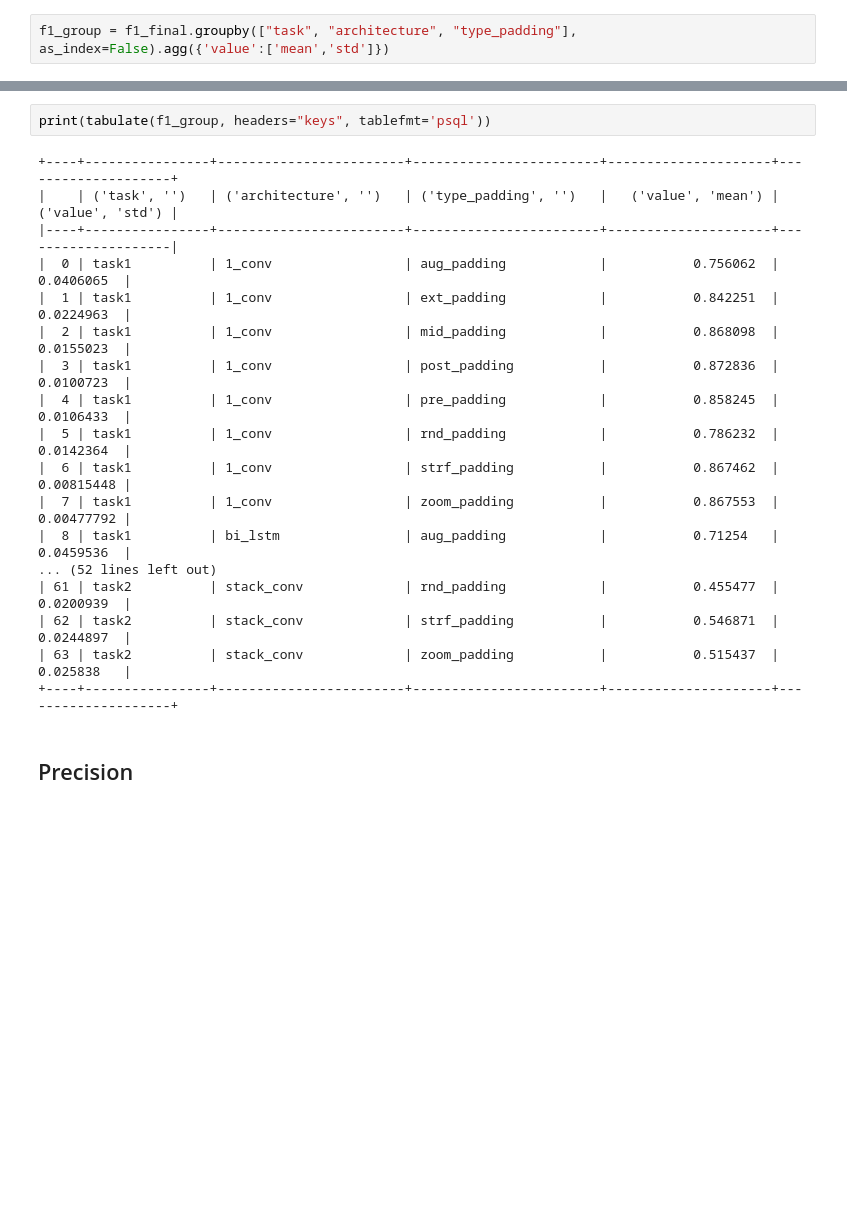
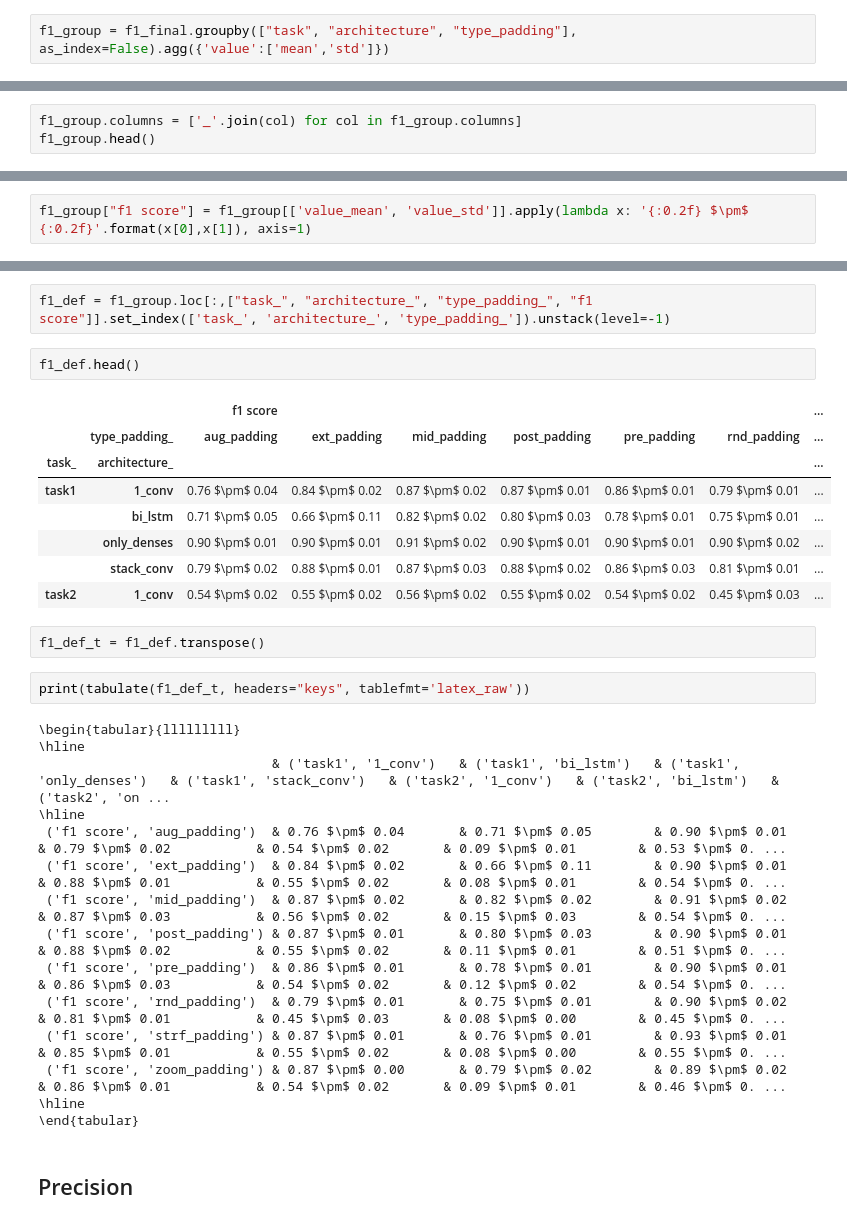
Before and after one commit to b2slab/padding_benchmark, a Jupyter notebook: notebooks/comparing_architectures.ipynb, the cells around one changed output, grey strips where cells are left out. Drawn from its saved outputs; the diff is of its cells as text; blank space fills up the shorter version.

```diff
--- a/notebooks/comparing_architectures.ipynb
+++ b/notebooks/comparing_architectures.ipynb
@@ -194,0 +273,3 @@ f1_group = f1_final.groupby(["task", "architecture", "type_padding"], as_index=F
+# %%
+f1_group.columns = ['_'.join(col) for col in f1_group.columns]
+f1_group.head()
@@ -194,0 +283,2 @@ f1_group = f1_final.groupby(["task", "architecture", "type_padding"], as_index=F
+# %%
+f1_group["f1 score"] = f1_group[['value_mean', 'value_std']].apply(lambda x: '{:0.2f} $\pm$ {:0.2f}'.format(x[0],x[1]), axis=1)
@@ -195,23 +294,35 @@ f1_group = f1_final.groupby(["task", "architecture", "type_padding"], as_index=F
+# %%
+f1_def = f1_group.loc[:,["task_", "architecture_", "type_padding_", "f1 score"]].set_index(['task_', 'architecture_', 'type_padding_']).unstack(level=-1)
+# %%
+f1_def.head()
+# %% [output]
+|  |  | f1 score |  |  |  |  |  | ... |
+|  | type_padding_ | aug_padding | ext_padding | mid_padding | post_padding | pre_padding | rnd_padding | ... |
+| task_ | architecture_ |  |  |  |  |  |  | ... |
+| task1 | 1_conv | 0.76 $\pm$ 0.04 | 0.84 $\pm$ 0.02 | 0.87 $\pm$ 0.02 | 0.87 $\pm$ 0.01 | 0.86 $\pm$ 0.01 | 0.79 $\pm$ 0.01 | ... |
+|  | bi_lstm | 0.71 $\pm$ 0.05 | 0.66 $\pm$ 0.11 | 0.82 $\pm$ 0.02 | 0.80 $\pm$ 0.03 | 0.78 $\pm$ 0.01 | 0.75 $\pm$ 0.01 | ... |
+|  | only_denses | 0.90 $\pm$ 0.01 | 0.90 $\pm$ 0.01 | 0.91 $\pm$ 0.02 | 0.90 $\pm$ 0.01 | 0.90 $\pm$ 0.01 | 0.90 $\pm$ 0.02 | ... |
+|  | stack_conv | 0.79 $\pm$ 0.02 | 0.88 $\pm$ 0.01 | 0.87 $\pm$ 0.03 | 0.88 $\pm$ 0.02 | 0.86 $\pm$ 0.03 | 0.81 $\pm$ 0.01 | ... |
+| task2 | 1_conv | 0.54 $\pm$ 0.02 | 0.55 $\pm$ 0.02 | 0.56 $\pm$ 0.02 | 0.55 $\pm$ 0.02 | 0.54 $\pm$ 0.02 | 0.45 $\pm$ 0.03 | ... |
+# %%
+f1_def_t = f1_def.transpose()
 # %%
-print(tabulate(f1_group, headers="keys", tablefmt='psql'))
+print(tabulate(f1_def_t, headers="keys", tablefmt='latex_raw'))
 # %% [output]
-+----+----------------+------------------------+------------------------+---------------------+--------------------+
-|    | ('task', '')   | ('architecture', '')   | ('type_padding', '')   |   ('value', 'mean') |   ('value', 'std') |
-|----+----------------+------------------------+------------------------+---------------------+--------------------|
-|  0 | task1          | 1_conv                 | aug_padding            |           0.756062  |         0.0406065  |
-|  1 | task1          | 1_conv                 | ext_padding            |           0.842251  |         0.0224963  |
-|  2 | task1          | 1_conv                 | mid_padding            |           0.868098  |         0.0155023  |
-|  3 | task1          | 1_conv                 | post_padding           |           0.872836  |         0.0100723  |
-|  4 | task1          | 1_conv                 | pre_padding            |           0.858245  |         0.0106433  |
-|  5 | task1          | 1_conv                 | rnd_padding            |           0.786232  |         0.0142364  |
-|  6 | task1          | 1_conv                 | strf_padding           |           0.867462  |         0.00815448 |
-|  7 | task1          | 1_conv                 | zoom_padding           |           0.867553  |         0.00477792 |
-|  8 | task1          | bi_lstm                | aug_padding            |           0.71254   |         0.0459536  |
-... (52 lines left out)
-| 61 | task2          | stack_conv             | rnd_padding            |           0.455477  |         0.0200939  |
-| 62 | task2          | stack_conv             | strf_padding           |           0.546871  |         0.0244897  |
-| 63 | task2          | stack_conv             | zoom_padding           |           0.515437  |         0.025838   |
-+----+----------------+------------------------+------------------------+---------------------+--------------------+
+\begin{tabular}{lllllllll}
+\hline
+                              & ('task1', '1_conv')   & ('task1', 'bi_lstm')   & ('task1', 'only_denses')   & ('task1', 'stack_conv')   & ('task2', '1_conv')   & ('task2', 'bi_lstm')   & ('task2', 'on ...
+\hline
+ ('f1 score', 'aug_padding')  & 0.76 $\pm$ 0.04       & 0.71 $\pm$ 0.05        & 0.90 $\pm$ 0.01            & 0.79 $\pm$ 0.02           & 0.54 $\pm$ 0.02       & 0.09 $\pm$ 0.01        & 0.53 $\pm$ 0. ...
+ ('f1 score', 'ext_padding')  & 0.84 $\pm$ 0.02       & 0.66 $\pm$ 0.11        & 0.90 $\pm$ 0.01            & 0.88 $\pm$ 0.01           & 0.55 $\pm$ 0.02       & 0.08 $\pm$ 0.01        & 0.54 $\pm$ 0. ...
+ ('f1 score', 'mid_padding')  & 0.87 $\pm$ 0.02       & 0.82 $\pm$ 0.02        & 0.91 $\pm$ 0.02            & 0.87 $\pm$ 0.03           & 0.56 $\pm$ 0.02       & 0.15 $\pm$ 0.03        & 0.54 $\pm$ 0. ...
+ ('f1 score', 'post_padding') & 0.87 $\pm$ 0.01       & 0.80 $\pm$ 0.03        & 0.90 $\pm$ 0.01            & 0.88 $\pm$ 0.02           & 0.55 $\pm$ 0.02       & 0.11 $\pm$ 0.01        & 0.51 $\pm$ 0. ...
+ ('f1 score', 'pre_padding')  & 0.86 $\pm$ 0.01       & 0.78 $\pm$ 0.01        & 0.90 $\pm$ 0.01            & 0.86 $\pm$ 0.03           & 0.54 $\pm$ 0.02       & 0.12 $\pm$ 0.02        & 0.54 $\pm$ 0. ...
+ ('f1 score', 'rnd_padding')  & 0.79 $\pm$ 0.01       & 0.75 $\pm$ 0.01        & 0.90 $\pm$ 0.02            & 0.81 $\pm$ 0.01           & 0.45 $\pm$ 0.03       & 0.08 $\pm$ 0.00        & 0.45 $\pm$ 0. ...
+ ('f1 score', 'strf_padding') & 0.87 $\pm$ 0.01       & 0.76 $\pm$ 0.01        & 0.93 $\pm$ 0.01            & 0.85 $\pm$ 0.01           & 0.55 $\pm$ 0.02       & 0.08 $\pm$ 0.00        & 0.55 $\pm$ 0. ...
+ ('f1 score', 'zoom_padding') & 0.87 $\pm$ 0.00       & 0.79 $\pm$ 0.02        & 0.89 $\pm$ 0.02            & 0.86 $\pm$ 0.01           & 0.54 $\pm$ 0.02       & 0.09 $\pm$ 0.01        & 0.46 $\pm$ 0. ...
+\hline
+\end{tabular}
 # %% [markdown]
 ## Precision
 # %%
```
Also changed, not shown: parts of 34 cells of this notebook, 4 other files.
